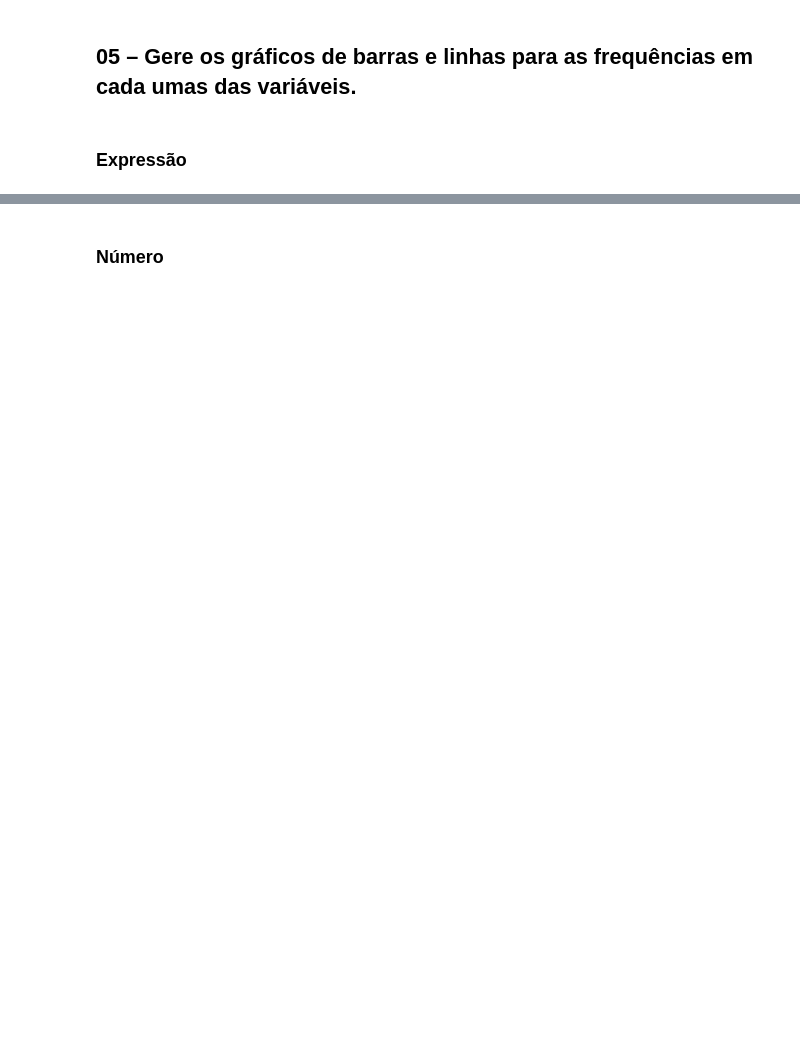
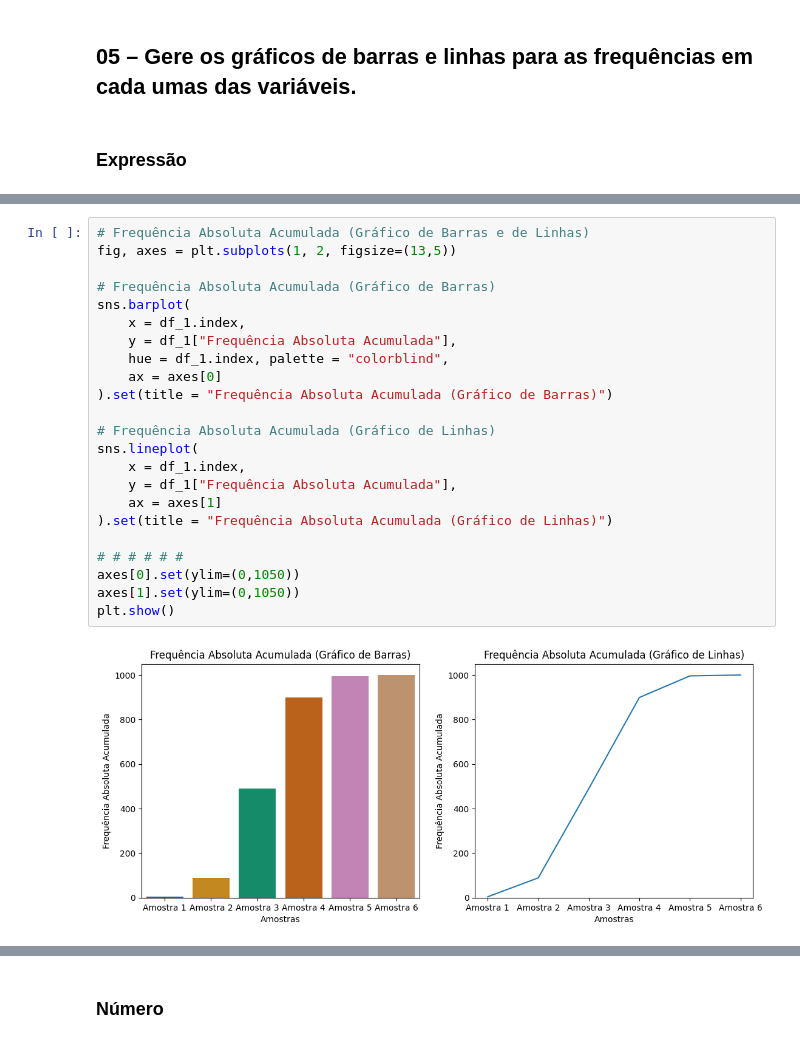
Before and after one commit to R-Zurik/PythonBasico_Disciplina, a Jupyter notebook: Exercícios/14-Variáveis_Quantitativas_2026-03-31.ipynb, the cells around one changed output, grey strips where cells are left out. Saved outputs shown, nothing was run; the diff lists cells and outputs as text; blank space fills up the shorter version.

```diff
--- a/Exercícios/14-Variáveis_Quantitativas_2026-03-31.ipynb
+++ b/Exercícios/14-Variáveis_Quantitativas_2026-03-31.ipynb
@@ -229,0 +280,25 @@ df_2
+# %%
+# Frequência Absoluta Acumulada (Gráfico de Barras e de Linhas)
+fig, axes = plt.subplots(1, 2, figsize=(13,5))
+
+# Frequência Absoluta Acumulada (Gráfico de Barras)
+sns.barplot(
+    x = df_1.index,
+    y = df_1["Frequência Absoluta Acumulada"],
+    hue = df_1.index, palette = "colorblind",
+    ax = axes[0]
+).set(title = "Frequência Absoluta Acumulada (Gráfico de Barras)")
+
+# Frequência Absoluta Acumulada (Gráfico de Linhas)
+sns.lineplot(
+    x = df_1.index,
+    y = df_1["Frequência Absoluta Acumulada"],
+    ax = axes[1]
+).set(title = "Frequência Absoluta Acumulada (Gráfico de Linhas)")
+
+# # # # # #
+axes[0].set(ylim=(0,1050))
+axes[1].set(ylim=(0,1050))
+plt.show()
+# %% [output]
+[figure, added]
```
Also changed, not shown: parts of 10 cells of this notebook.
